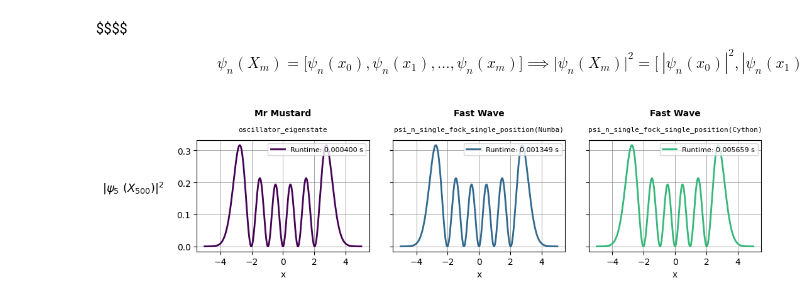
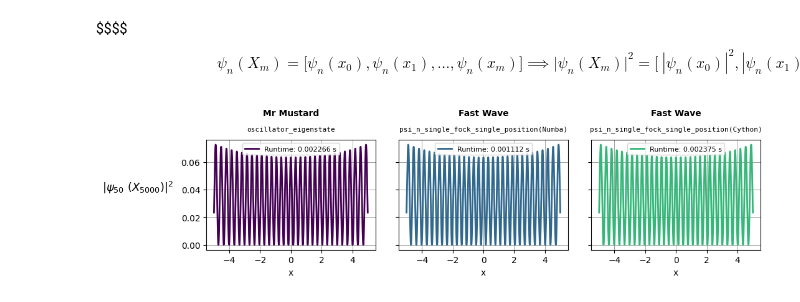
Before and after one commit to fobos123deimos/fast-wave, a Jupyter notebook: examples/speed_tests_numba_and_cython.ipynb, the cells around one changed output. Drawn from its saved outputs; the diff is of its cells as text; code cells hidden in the pictures.

```diff
--- a/examples/speed_tests_numba_and_cython.ipynb
+++ b/examples/speed_tests_numba_and_cython.ipynb
@@ -39,10 +40,19 @@ import fast_wave.wavefunction_cython as wc
 import fast_wave.wavefunction_numba as wn
 
 from functools import lru_cache
-from joblib import Memory
+import diskcache as dc
 
 HBAR = 2.0
 h_bar_12 = np.sqrt(HBAR)
 h_bar_14 = np.sqrt(h_bar_12)
 
+cache_Cython = dc.Cache("Cython_directory")
+cache_Numba =  dc.Cache("Numba_directory")
+
+psi_n_sfsp_Cython = lru_cache(maxsize=128)(wc.psi_n_single_fock_single_position)
+psi_n_sfsp_Numba = lru_cache(maxsize=128)(wn.psi_n_single_fock_single_position)
+
+psi_n_sfmp_Cython = cache_Cython.memoize()(wc.psi_n_single_fock_multiple_position)
+psi_n_sfmp_Numba = cache_Numba.memoize()(wn.psi_n_single_fock_multiple_position)
+
 %matplotlib inline
@@ -73,13 +85,10 @@ Additionally, Mr Mustard uses **LRU (Least Recently Used)** cache management thr
 n = 30 #@param
 x_max = 5.0 #@param
 x_min = -5.0 #@param
-number_of_points = 500 #@param
-use_normalized_hermite_coefficients_matrix_Numba = False #@param
+number_of_points = 5000 #@param
+use_normalized_hermite_coefficients_matrix_Numba = True #@param
 
 x_values = np.linspace(x_min, x_max, number_of_points)
-
-psi_n_sfsp_Cython = lru_cache(maxsize=128)(wc.psi_n_single_fock_single_position)
-psi_n_sfsp_Numba = lru_cache(maxsize=128)(wn.psi_n_single_fock_single_position)
 
 start_time = time.time()
 y_Psi_n_x_Fast_Wave_Cython = [ abs(psi_n_sfsp_Cython(n,x))**2 for x in x_values]
@@ -124,19 +133,13 @@ $$ \qquad \qquad \qquad \qquad \psi_{n}(X_{m}) = \bigg[\psi_{n}(x_{0}), \psi_{n}
 # %%
 #@title Comparing Mr Mustard's speed to Fast Wave (Single Fock & Multiple Position; real values)
 
-n = 5 #@param
+n = 50 #@param
 x_max = 5.0 #@param
 x_min = -5.0 #@param
-number_of_points = 500 #@param
-use_normalized_hermite_coefficients_matrix_Numba = False #@param
+number_of_points = 5000 #@param
+use_normalized_hermite_coefficients_matrix_Numba = True #@param
 
 x_values = np.linspace(x_min, x_max, number_of_points)
-
-memory_Cython = Memory("cache_directory_Cython", verbose=0)
-memory_Numba = Memory("cache_directory_Numba", verbose=0)
-
-psi_n_sfmp_Cython = memory_Cython.cache(wc.psi_n_single_fock_multiple_position)
-psi_n_sfmp_Numba = memory_Cython.cache(wn.psi_n_single_fock_multiple_position)
 
 start_time = time.time()
 y_Psi_n_x_Fast_Wave_Cython = (abs(psi_n_sfmp_Cython(n,x_values))**2).tolist()
@@ -146,31 +149,31 @@ start_time = time.time()
 y_Psi_n_x_Fast_Wave_Numba = (abs(psi_n_sfmp_Numba(n,x_values, CS_matrix = use_normalized_hermite_coefficients_matrix_Numba))**2).tolist()
 Fast_Wave_Numba_time = time.time() - start_time
 
 start_time = time.time()
 y_Psi_n_x_Mr_Mustard = (abs((oscillator_eigenstate(x_values*h_bar_12,n+1)*h_bar_14)[-1])**2).tolist()
 Mr_Mustard_time = time.time() - start_time
 
 
 plots = [y_Psi_n_x_Mr_Mustard, y_Psi_n_x_Fast_Wave_Numba, y_Psi_n_x_Fast_Wave_Cython]
 titles = ["Mr Mustard", "Fast Wave", "Fast Wave"]
 subtitles = ["oscillator_eigenstate", "psi_n_single_fock_single_position(Numba)", "psi_n_single_fock_single_position(Cython)"]
 times = [Mr_Mustard_time, Fast_Wave_Numba_time, Fast_Wave_Cython_time]
 
 fig, axs = plt.subplots(1, 3, figsize=(11, 3), sharey=True)
 
 axs[0].set_ylabel('$|\psi_{%s} \ (X_{%s})|^{2}$'% (n,number_of_points), fontsize = 13, rotation = 0,  labelpad = 50)
 colors = plt.cm.viridis(np.linspace(0, 1, 4))
 
 for i in range(len(plots)):
     axs[i].plot(x_values, plots[i], linewidth=2, color = colors[i], label=f"Runtime: {times[i]:.6f} s",)
     axs[i].grid(color='gray', linestyle='-', linewidth=0.5)
     axs[i].set_xlabel('x')
 
     axs[i].set_title(f"{titles[i]}", fontsize=10, fontweight='bold', pad=28)
     axs[i].text(0.5, 1.10, f"{subtitles[i]}", fontsize=8, fontfamily='monospace', ha='center', va='center', transform=axs[i].transAxes)
     axs[i].legend(loc="best", fontsize=8)
 
 plt.tight_layout()
 plt.show()
 # %% [output]
-[figure, old version]
+[figure, new version]
```
Also changed, not shown: parts of 2 cells of this notebook.
